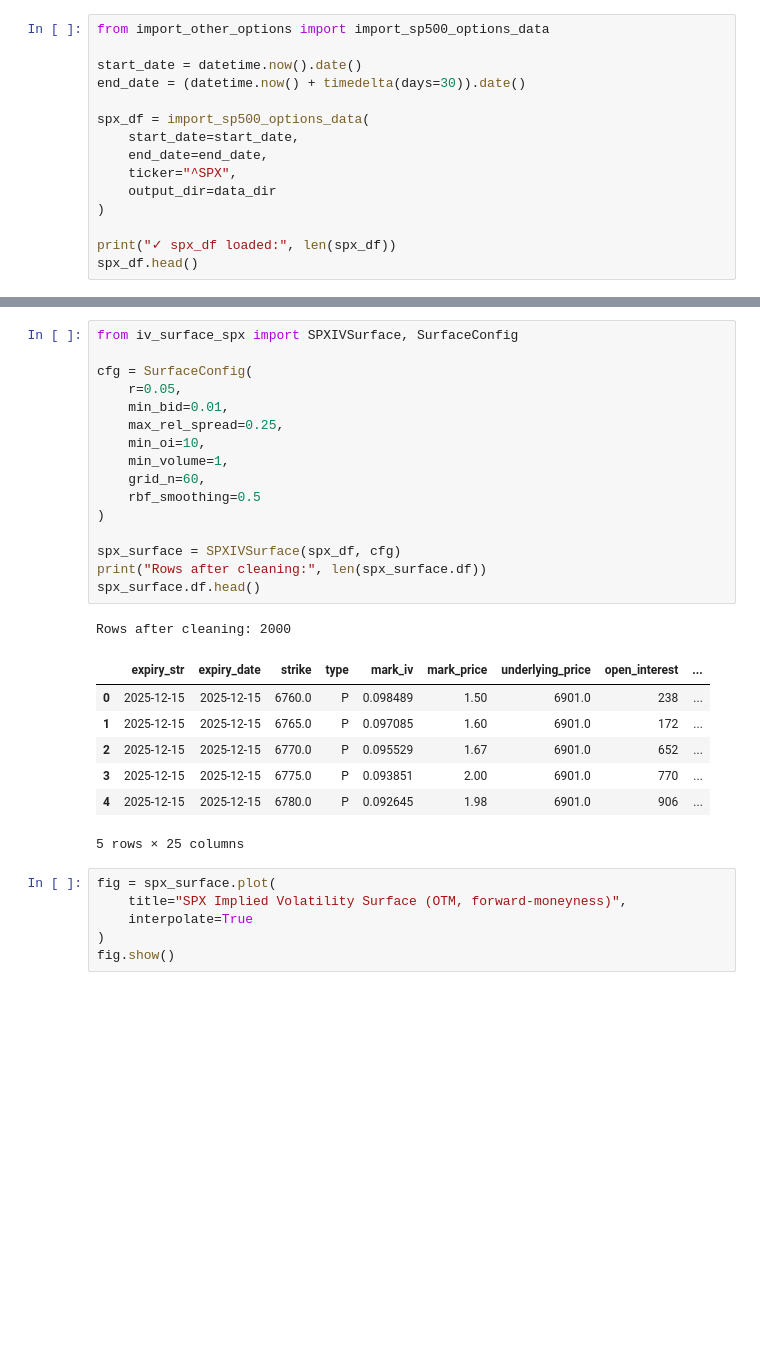
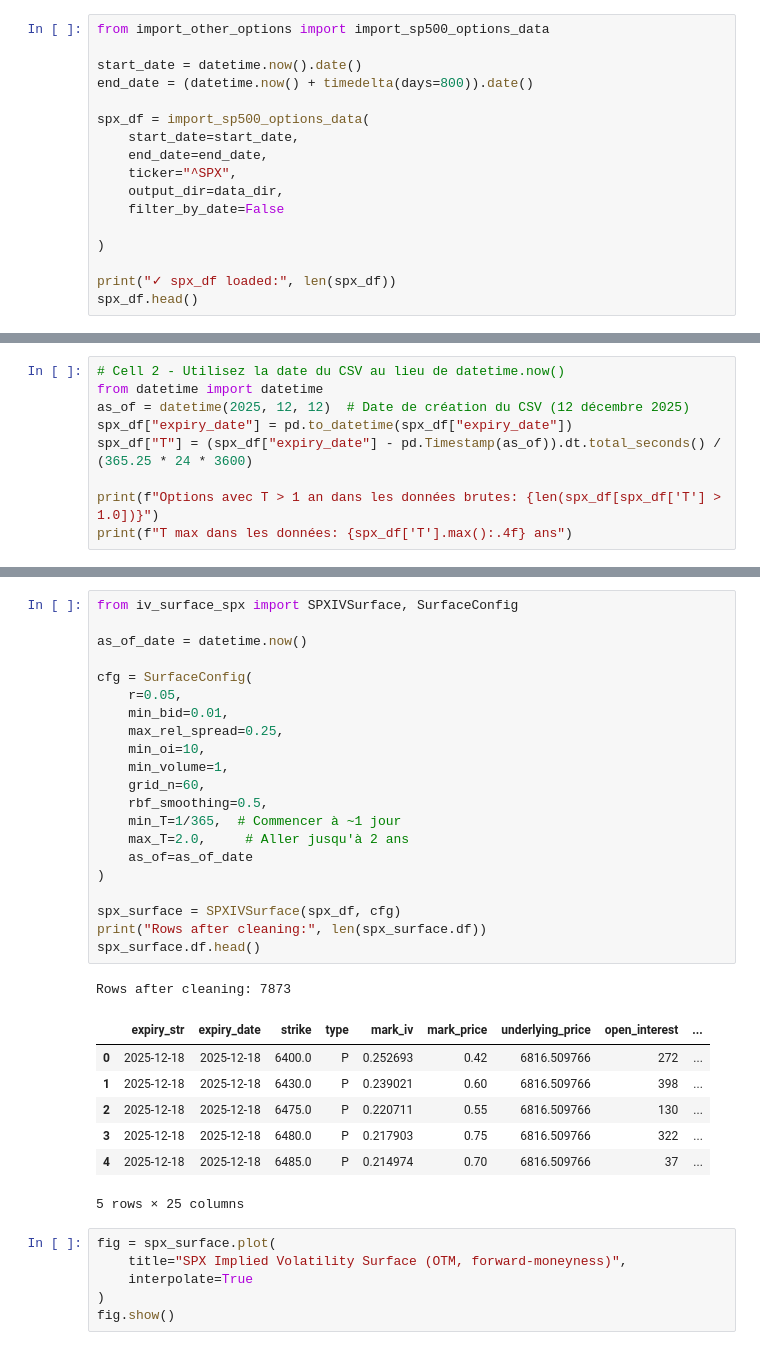
Before and after one commit to Mathis-14/Option_Pricing, a Jupyter notebook: vol_sp500.ipynb, the cells around one changed output, grey strips where cells are left out. Saved outputs shown, nothing was run; the diff lists cells and outputs as text; blank space fills up the shorter version.

```diff
--- a/vol_sp500.ipynb
+++ b/vol_sp500.ipynb
@@ -17,13 +12,15 @@ data_dir: /Users/mathisvillaret/Documents (mac)/Le CODE/data
 from import_other_options import import_sp500_options_data
 
 start_date = datetime.now().date()
-end_date = (datetime.now() + timedelta(days=30)).date()
+end_date = (datetime.now() + timedelta(days=800)).date()
 
 spx_df = import_sp500_options_data(
     start_date=start_date,
     end_date=end_date,
     ticker="^SPX",
-    output_dir=data_dir
+    output_dir=data_dir,
+    filter_by_date=False
+
 )
 
 print("✓ spx_df loaded:", len(spx_df))
@@ -48,0 +45,9 @@ spx_df.head()
+# %%
+# Cell 2 - Utilisez la date du CSV au lieu de datetime.now()
+from datetime import datetime
+as_of = datetime(2025, 12, 12)  # Date de création du CSV (12 décembre 2025)
+spx_df["expiry_date"] = pd.to_datetime(spx_df["expiry_date"])
+spx_df["T"] = (spx_df["expiry_date"] - pd.Timestamp(as_of)).dt.total_seconds() / (365.25 * 24 * 3600)
+
+print(f"Options avec T > 1 an dans les données brutes: {len(spx_df[spx_df['T'] > 1.0])}")
+print(f"T max dans les données: {spx_df['T'].max():.4f} ans")
@@ -49,27 +57,32 @@ spx_df.head()
 # %%
 from iv_surface_spx import SPXIVSurface, SurfaceConfig
+
+as_of_date = datetime.now()
 
 cfg = SurfaceConfig(
     r=0.05,
     min_bid=0.01,
     max_rel_spread=0.25,
     min_oi=10,
     min_volume=1,
     grid_n=60,
-    rbf_smoothing=0.5
+    rbf_smoothing=0.5,
+    min_T=1/365,  # Commencer à ~1 jour
+    max_T=2.0,     # Aller jusqu'à 2 ans
+    as_of=as_of_date
 )
 
 spx_surface = SPXIVSurface(spx_df, cfg)
 print("Rows after cleaning:", len(spx_surface.df))
 spx_surface.df.head()
 # %% [output]
-Rows after cleaning: 2000
+Rows after cleaning: 7873
 |  | expiry_str | expiry_date | strike | type | mark_iv | mark_price | underlying_price | open_interest | ... |
-| 0 | 2025-12-15 | 2025-12-15 | 6760.0 | P | 0.098489 | 1.50 | 6901.0 | 238 | ... |
-| 1 | 2025-12-15 | 2025-12-15 | 6765.0 | P | 0.097085 | 1.60 | 6901.0 | 172 | ... |
-| 2 | 2025-12-15 | 2025-12-15 | 6770.0 | P | 0.095529 | 1.67 | 6901.0 | 652 | ... |
-| 3 | 2025-12-15 | 2025-12-15 | 6775.0 | P | 0.093851 | 2.00 | 6901.0 | 770 | ... |
-| 4 | 2025-12-15 | 2025-12-15 | 6780.0 | P | 0.092645 | 1.98 | 6901.0 | 906 | ... |
+| 0 | 2025-12-18 | 2025-12-18 | 6400.0 | P | 0.252693 | 0.42 | 6816.509766 | 272 | ... |
+| 1 | 2025-12-18 | 2025-12-18 | 6430.0 | P | 0.239021 | 0.60 | 6816.509766 | 398 | ... |
+| 2 | 2025-12-18 | 2025-12-18 | 6475.0 | P | 0.220711 | 0.55 | 6816.509766 | 130 | ... |
+| 3 | 2025-12-18 | 2025-12-18 | 6480.0 | P | 0.217903 | 0.75 | 6816.509766 | 322 | ... |
+| 4 | 2025-12-18 | 2025-12-18 | 6485.0 | P | 0.214974 | 0.70 | 6816.509766 | 37 | ... |
 5 rows × 25 columns
 # %%
 fig = spx_surface.plot(
```
Also changed, not shown: parts of 14 cells of this notebook, 8 other files.
